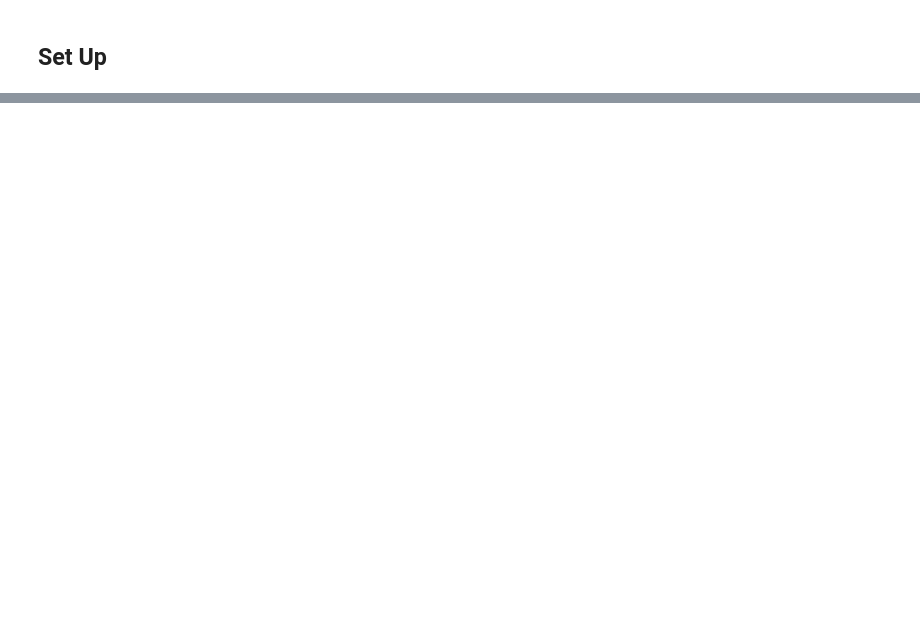
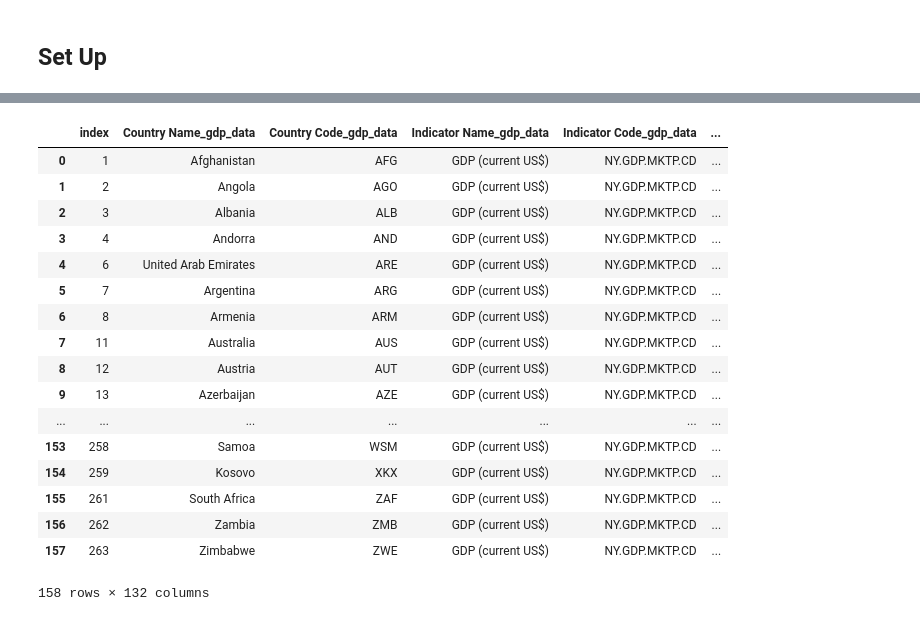
Before and after one commit to aliar97/degrees-of-freedom, a Jupyter notebook: Freedom.ipynb, the cells around one changed output, grey strips where cells are left out. Drawn from its saved outputs; the diff is of its cells as text; code cells hidden in the pictures; blank space fills up the shorter version.

```diff
--- a/Freedom.ipynb
+++ b/Freedom.ipynb
@@ -38,0 +38,25 @@ gdp_capita_data
+# %%
+rsf_freedom_data = rsf_freedom_data.drop(['Country Code_gdp_data', 'FR_Country', 'ES_country', 'EN_country', 'Zone'], axis = 1)
+rsf_names = rsf_freedom_data.columns.tolist()
+for a in rsf_names:
+    final[a] = rsf_freedom_data[a]
+final
+# %% [output]
+|  | index | Country Name_gdp_data | Country Code_gdp_data | Indicator Name_gdp_data | Indicator Code_gdp_data | ... |
+| 0 | 1 | Afghanistan | AFG | GDP (current US$) | NY.GDP.MKTP.CD | ... |
+| 1 | 2 | Angola | AGO | GDP (current US$) | NY.GDP.MKTP.CD | ... |
+| 2 | 3 | Albania | ALB | GDP (current US$) | NY.GDP.MKTP.CD | ... |
+| 3 | 4 | Andorra | AND | GDP (current US$) | NY.GDP.MKTP.CD | ... |
+| 4 | 6 | United Arab Emirates | ARE | GDP (current US$) | NY.GDP.MKTP.CD | ... |
+| 5 | 7 | Argentina | ARG | GDP (current US$) | NY.GDP.MKTP.CD | ... |
+| 6 | 8 | Armenia | ARM | GDP (current US$) | NY.GDP.MKTP.CD | ... |
+| 7 | 11 | Australia | AUS | GDP (current US$) | NY.GDP.MKTP.CD | ... |
+| 8 | 12 | Austria | AUT | GDP (current US$) | NY.GDP.MKTP.CD | ... |
+| 9 | 13 | Azerbaijan | AZE | GDP (current US$) | NY.GDP.MKTP.CD | ... |
+| ... | ... | ... | ... | ... | ... | ... |
+| 153 | 258 | Samoa | WSM | GDP (current US$) | NY.GDP.MKTP.CD | ... |
+| 154 | 259 | Kosovo | XKX | GDP (current US$) | NY.GDP.MKTP.CD | ... |
+| 155 | 261 | South Africa | ZAF | GDP (current US$) | NY.GDP.MKTP.CD | ... |
+| 156 | 262 | Zambia | ZMB | GDP (current US$) | NY.GDP.MKTP.CD | ... |
+| 157 | 263 | Zimbabwe | ZWE | GDP (current US$) | NY.GDP.MKTP.CD | ... |
+158 rows × 132 columns
```
Also changed, not shown: parts of 4 cells of this notebook, 3 other files.
